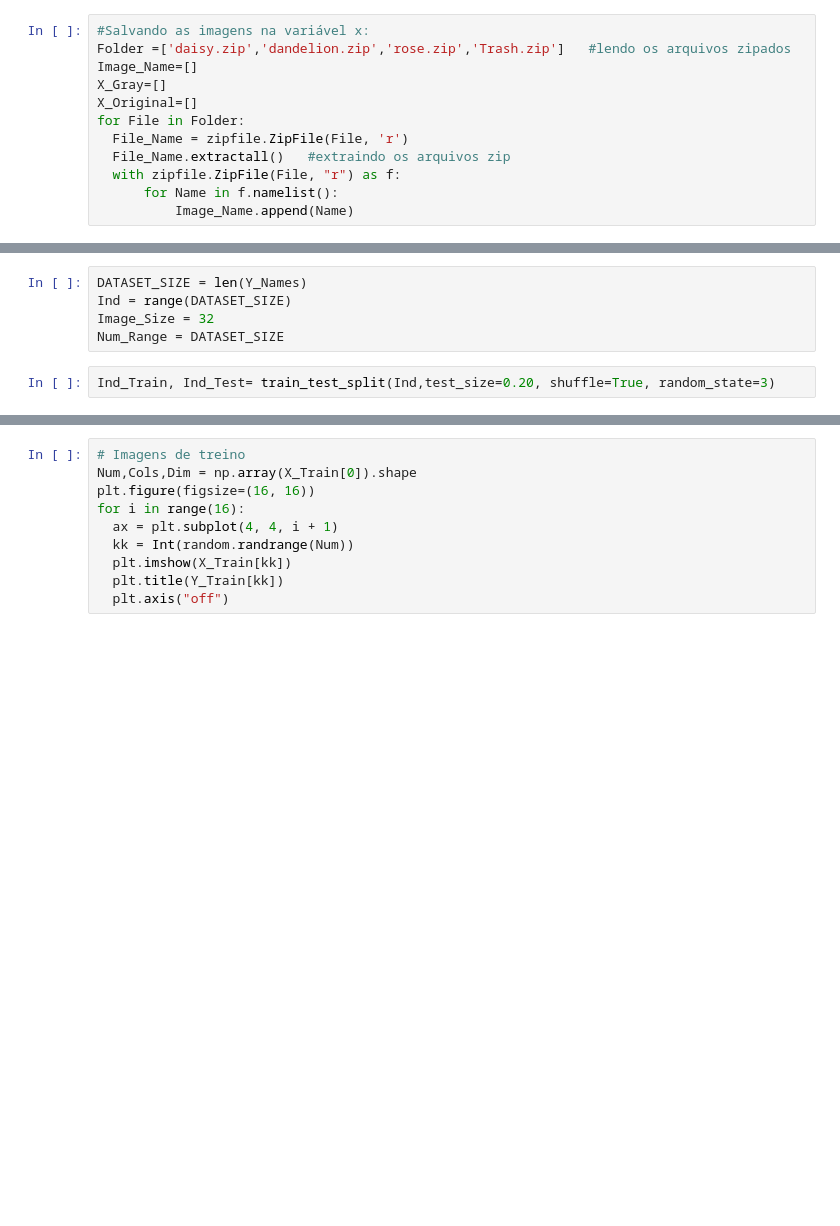
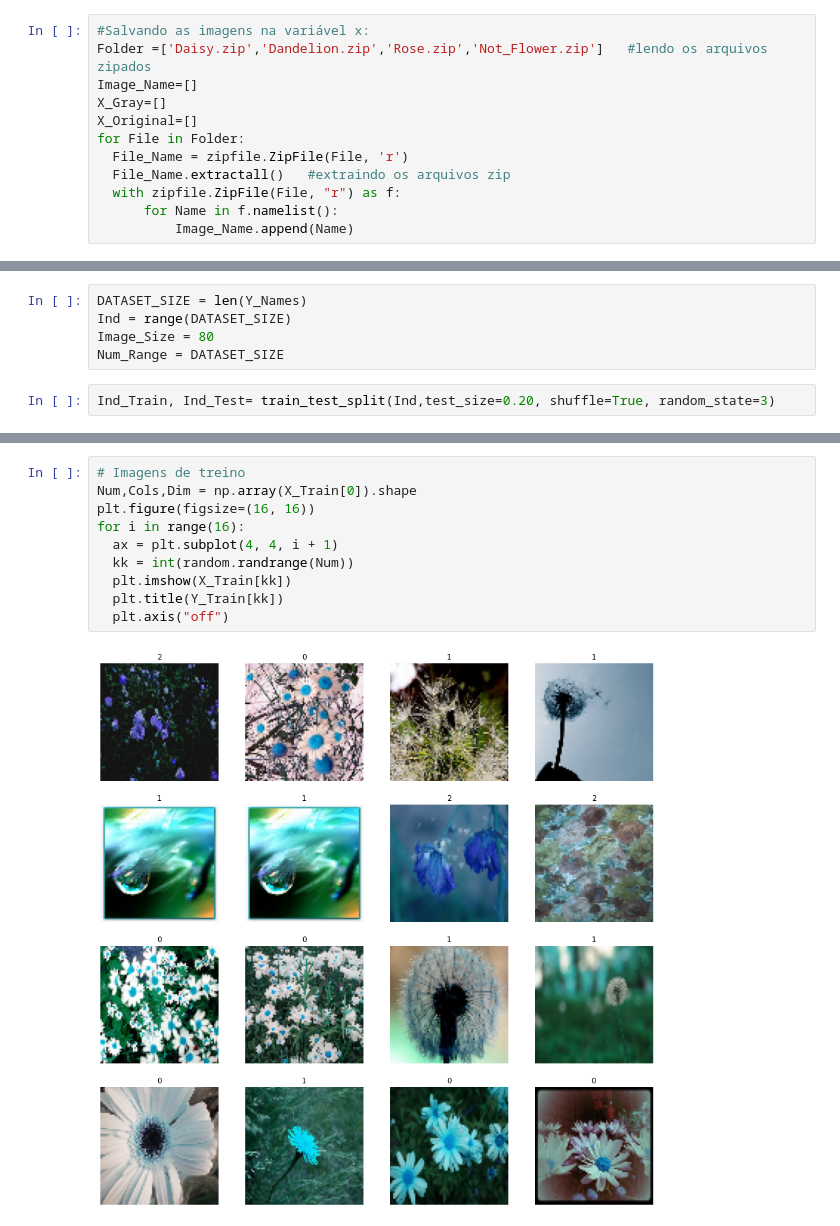
Before and after one commit to thessafuzaro/Trabalho_Imagens, a Jupyter notebook: Classificacao_Imagens.ipynb, the cells around one changed output, grey strips where cells are left out. Cells and saved outputs as stored; diff of their text form; blank space fills up the shorter version.

```diff
--- a/Classificacao_Imagens.ipynb
+++ b/Classificacao_Imagens.ipynb
@@ -23,6 +23,6 @@ Unpacking objects: 100% (21/21), done.
 # %%
 #Salvando as imagens na variável x:
-Folder =['daisy.zip','dandelion.zip','rose.zip','Trash.zip']   #lendo os arquivos zipados
+Folder =['Daisy.zip','Dandelion.zip','Rose.zip','Not_Flower.zip']   #lendo os arquivos zipados
 Image_Name=[]
 X_Gray=[]
 X_Original=[]
@@ -52,7 +52,7 @@ for yy in Y_Names:
 # %%
 DATASET_SIZE = len(Y_Names)
 Ind = range(DATASET_SIZE)
-Image_Size = 32
+Image_Size = 80
 Num_Range = DATASET_SIZE
 # %%
 Ind_Train, Ind_Test= train_test_split(Ind,test_size=0.20, shuffle=True, random_state=3)
@@ -75,13 +73,15 @@ for II in Ind_Test:
 # %%
 # Imagens de treino
 Num,Cols,Dim = np.array(X_Train[0]).shape
 plt.figure(figsize=(16, 16))
 for i in range(16):
   ax = plt.subplot(4, 4, i + 1)
-  kk = Int(random.randrange(Num))
+  kk = int(random.randrange(Num))
   plt.imshow(X_Train[kk])
   plt.title(Y_Train[kk])
   plt.axis("off")
+# %% [output]
+[figure, added]
 # %%
 # Imagens de teste
 Num,Cols,Dim = np.array(X_Test[0]).shape
```
Also changed, not shown: parts of 4 cells of this notebook.
